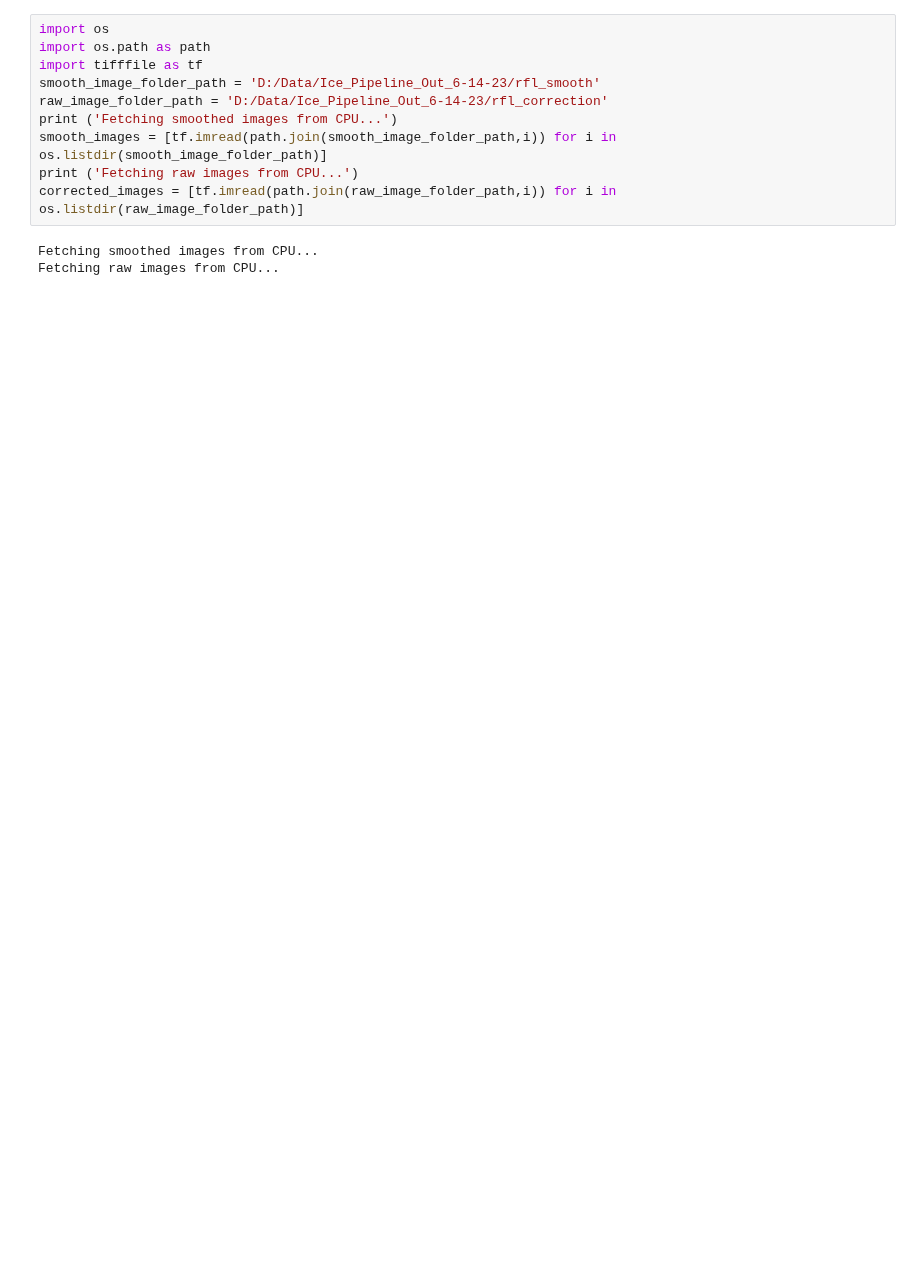
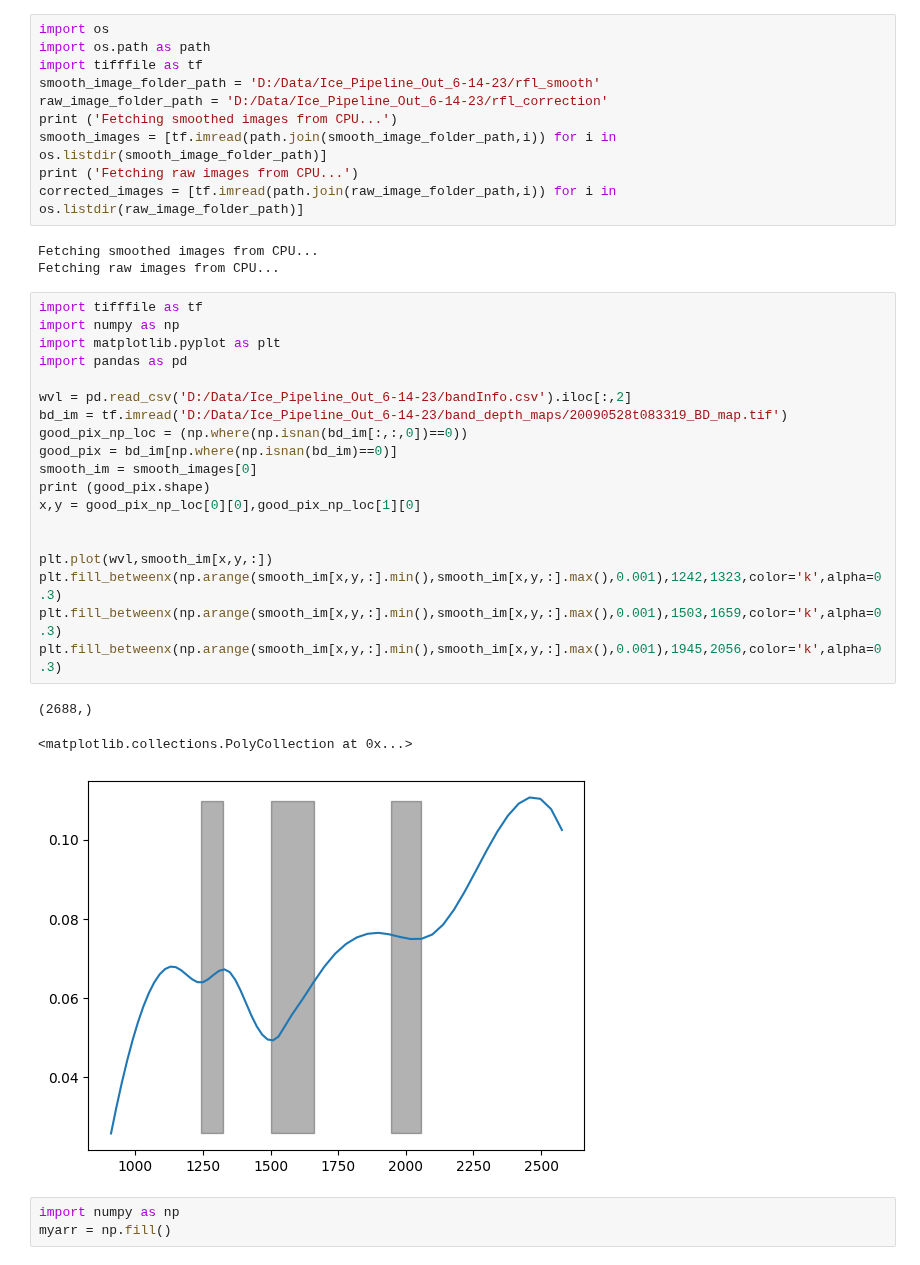
Before and after one commit to z-vig/M3_Pro, a Jupyter notebook: test.ipynb, the cells around one changed output. Cells and saved outputs as stored; diff of their text form; blank space fills up the shorter version.

```diff
--- a/test.ipynb
+++ b/test.ipynb
@@ -615,3 +789,29 @@ corrected_images = [tf.imread(path.join(raw_image_folder_path,i)) for i in os.li
 # %% [output]
 Fetching smoothed images from CPU...
 Fetching raw images from CPU...
+# %%
+import tifffile as tf
+import numpy as np
+import matplotlib.pyplot as plt
+import pandas as pd
+
+wvl = pd.read_csv('D:/Data/Ice_Pipeline_Out_6-14-23/bandInfo.csv').iloc[:,2]
+bd_im = tf.imread('D:/Data/Ice_Pipeline_Out_6-14-23/band_depth_maps/20090528t083319_BD_map.tif')
+good_pix_np_loc = (np.where(np.isnan(bd_im[:,:,0])==0))
+good_pix = bd_im[np.where(np.isnan(bd_im)==0)]
+smooth_im = smooth_images[0]
+print (good_pix.shape)
+x,y = good_pix_np_loc[0][0],good_pix_np_loc[1][0]
+
+
+plt.plot(wvl,smooth_im[x,y,:])
+plt.fill_betweenx(np.arange(smooth_im[x,y,:].min(),smooth_im[x,y,:].max(),0.001),1242,1323,color='k',alpha=0.3)
+plt.fill_betweenx(np.arange(smooth_im[x,y,:].min(),smooth_im[x,y,:].max(),0.001),1503,1659,color='k',alpha=0.3)
+plt.fill_betweenx(np.arange(smooth_im[x,y,:].min(),smooth_im[x,y,:].max(),0.001),1945,2056,color='k',alpha=0.3)
+# %% [output]
+(2688,)
+<matplotlib.collections.PolyCollection at 0x...>
+[figure, added]
+# %%
+import numpy as np
+myarr = np.fill()
```
Also changed, not shown: parts of 13 cells of this notebook, 4 other files.
